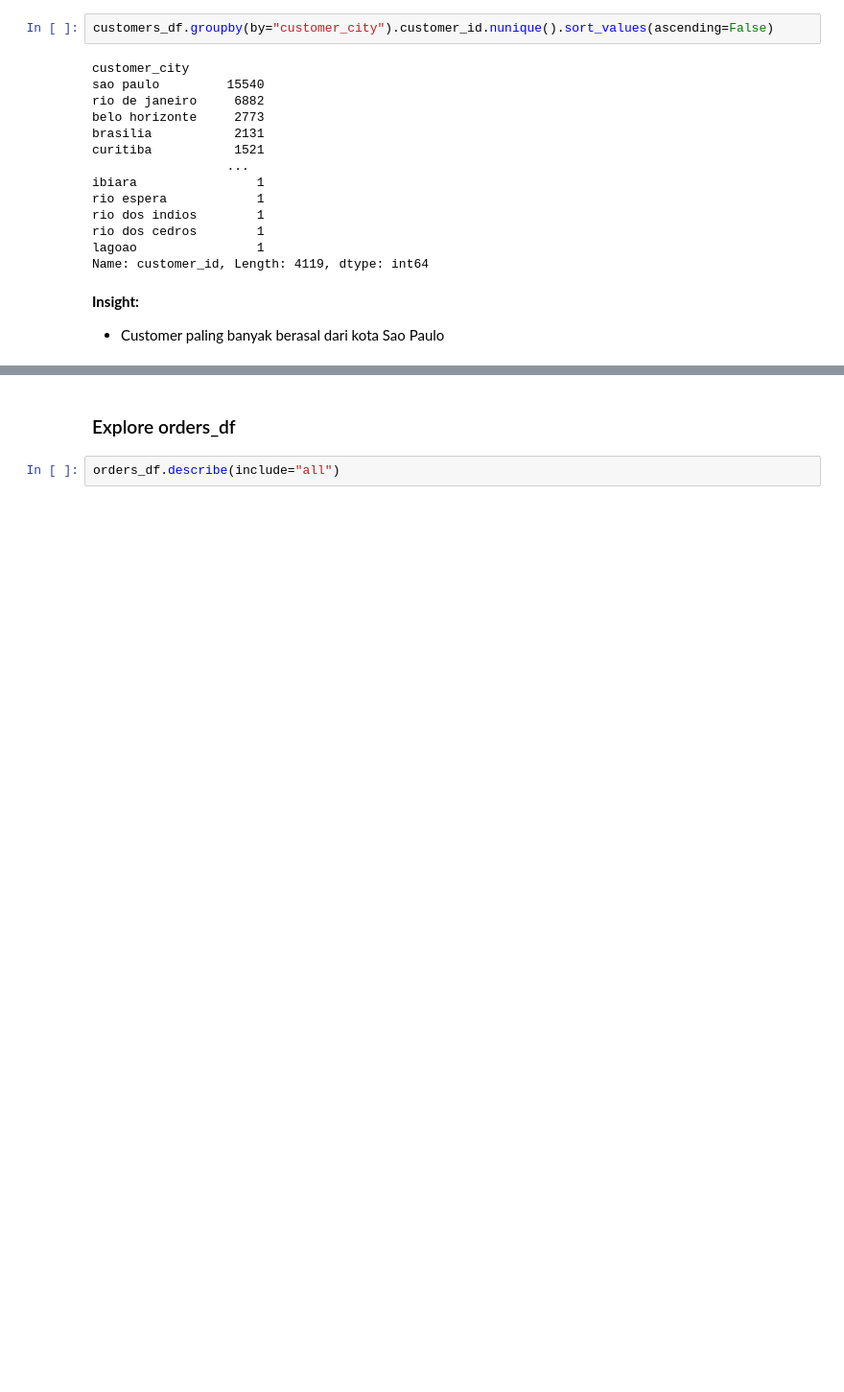
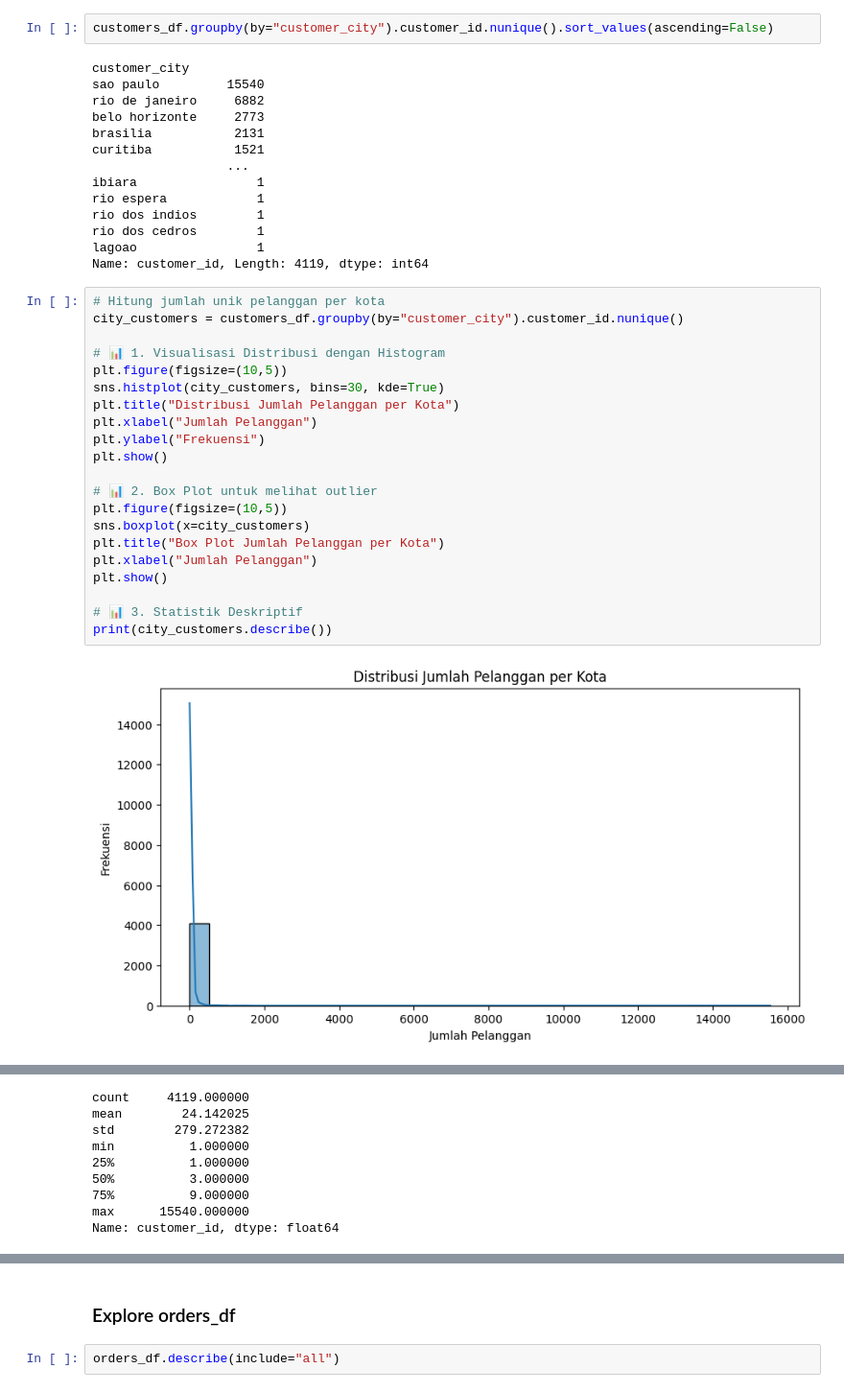
Before and after one commit to deanftrh/DataAnalyticsProject, a Jupyter notebook: notebook.ipynb, the cells around one changed output, grey strips where cells are left out. Shown at 96% size. Drawn from its saved outputs; the diff is of its cells as text; blank space fills up the shorter version.

```diff
--- a/notebook.ipynb
+++ b/notebook.ipynb
@@ -316,6 +296,26 @@ rio dos indios        1
 rio dos cedros        1
 lagoao                1
 Name: customer_id, Length: 4119, dtype: int64
-# %% [markdown]
-**Insight:**
-- Customer paling banyak berasal dari kota Sao Paulo
+# %%
+# Hitung jumlah unik pelanggan per kota
+city_customers = customers_df.groupby(by="customer_city").customer_id.nunique()
+
+# 📊 1. Visualisasi Distribusi dengan Histogram
+plt.figure(figsize=(10,5))
+sns.histplot(city_customers, bins=30, kde=True)
+plt.title("Distribusi Jumlah Pelanggan per Kota")
+plt.xlabel("Jumlah Pelanggan")
+plt.ylabel("Frekuensi")
+plt.show()
+
+# 📊 2. Box Plot untuk melihat outlier
+plt.figure(figsize=(10,5))
+sns.boxplot(x=city_customers)
+plt.title("Box Plot Jumlah Pelanggan per Kota")
+plt.xlabel("Jumlah Pelanggan")
+plt.show()
+
+# 📊 3. Statistik Deskriptif
+print(city_customers.describe())
+# %% [output]
+[figure, added]
@@ -321,0 +323,9 @@ Name: customer_id, Length: 4119, dtype: int64
+count     4119.000000
+mean        24.142025
+std        279.272382
+min          1.000000
+25%          1.000000
+50%          3.000000
+75%          9.000000
+max      15540.000000
+Name: customer_id, dtype: float64
```
Also changed, not shown: parts of 24 cells of this notebook, 4 other files.
